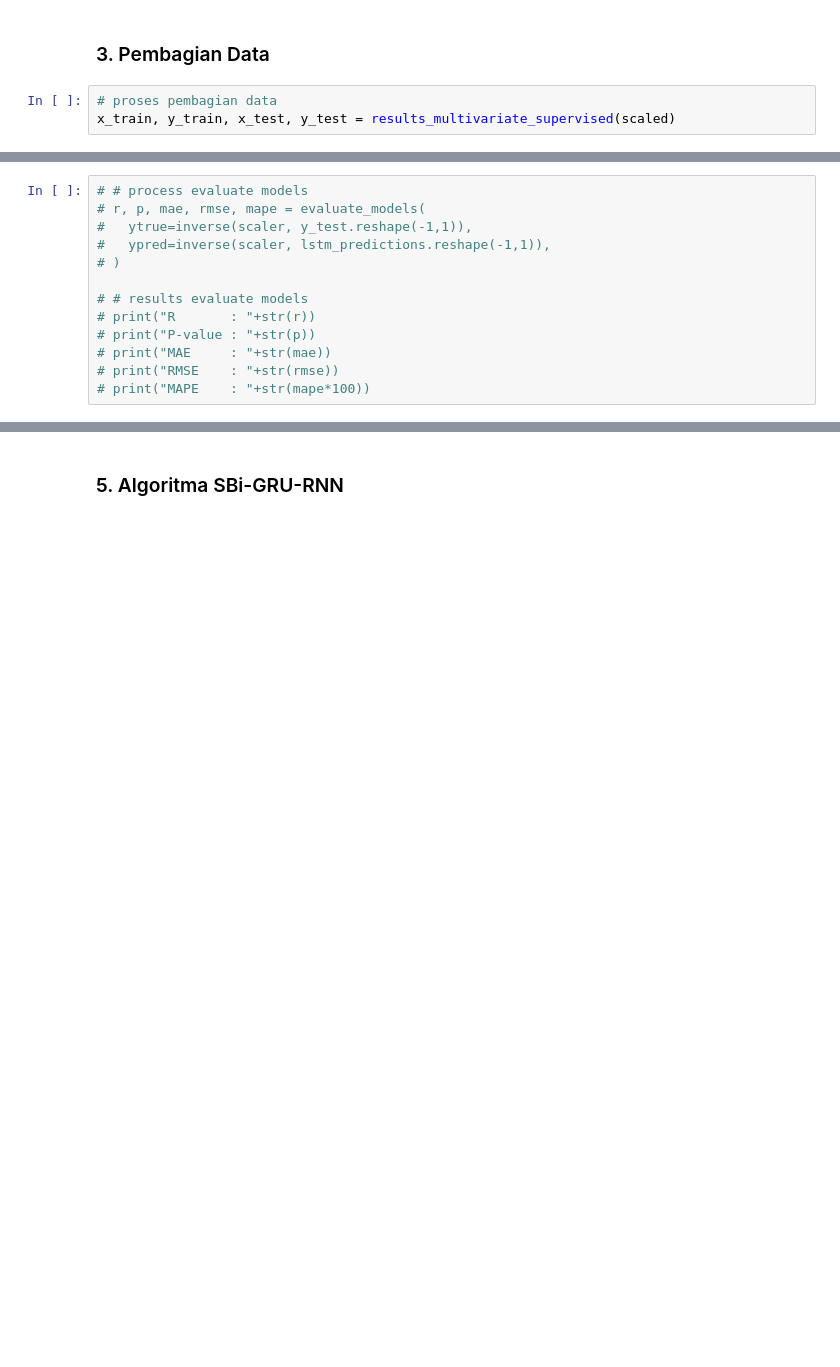
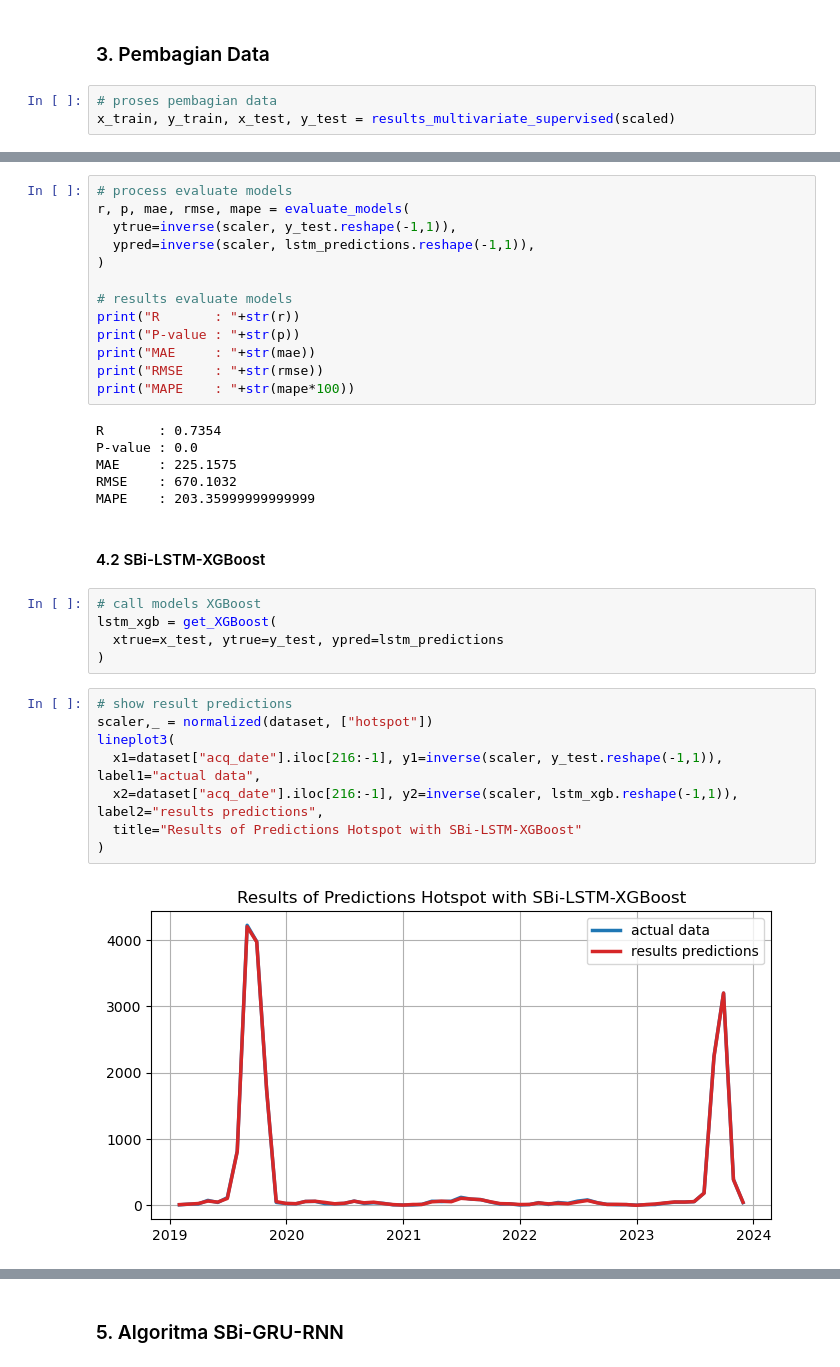
Before and after one commit to kusin/tensorflow-hotspot-v2, a Jupyter notebook: M2.ipynb, the cells around one changed output, grey strips where cells are left out. Cells and saved outputs as stored; diff of their text form; blank space fills up the shorter version.

```diff
--- a/M2.ipynb
+++ b/M2.ipynb
@@ -93,13 +138,36 @@ print(x_test.shape, y_test.shape)
 # %%
-# # process evaluate models
-# r, p, mae, rmse, mape = evaluate_models(
-#   ytrue=inverse(scaler, y_test.reshape(-1,1)),
-#   ypred=inverse(scaler, lstm_predictions.reshape(-1,1)),
-# )
+# process evaluate models
+r, p, mae, rmse, mape = evaluate_models(
+  ytrue=inverse(scaler, y_test.reshape(-1,1)),
+  ypred=inverse(scaler, lstm_predictions.reshape(-1,1)),
+)
 
-# # results evaluate models
-# print("R       : "+str(r))
-# print("P-value : "+str(p))
-# print("MAE     : "+str(mae))
-# print("RMSE    : "+str(rmse))
-# print("MAPE    : "+str(mape*100))
+# results evaluate models
+print("R       : "+str(r))
+print("P-value : "+str(p))
+print("MAE     : "+str(mae))
+print("RMSE    : "+str(rmse))
+print("MAPE    : "+str(mape*100))
+# %% [output]
+R       : 0.7354
+P-value : 0.0
+MAE     : 225.1575
+RMSE    : 670.1032
+MAPE    : 203.35999999999999
+# %% [markdown]
+#### 4.2 SBi-LSTM-XGBoost
+# %%
+# call models XGBoost
+lstm_xgb = get_XGBoost(
+  xtrue=x_test, ytrue=y_test, ypred=lstm_predictions
+)
+# %%
+# show result predictions
+scaler,_ = normalized(dataset, ["hotspot"])
+lineplot3(
+  x1=dataset["acq_date"].iloc[216:-1], y1=inverse(scaler, y_test.reshape(-1,1)), label1="actual data",
+  x2=dataset["acq_date"].iloc[216:-1], y2=inverse(scaler, lstm_xgb.reshape(-1,1)), label2="results predictions",
+  title="Results of Predictions Hotspot with SBi-LSTM-XGBoost"
+)
+# %% [output]
+[figure, added]
```
Also changed, not shown: parts of 16 cells of this notebook, 2 other files.
